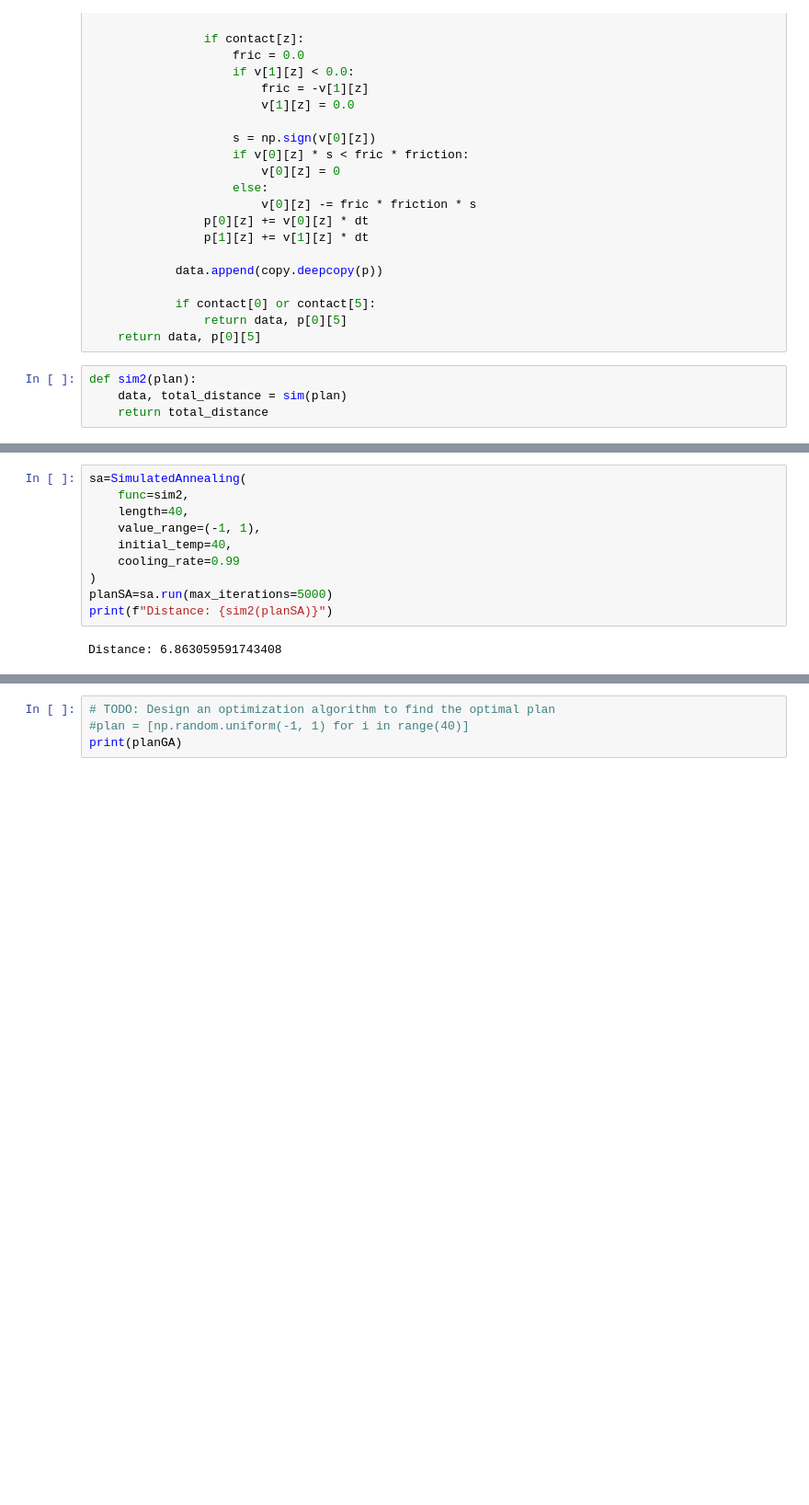
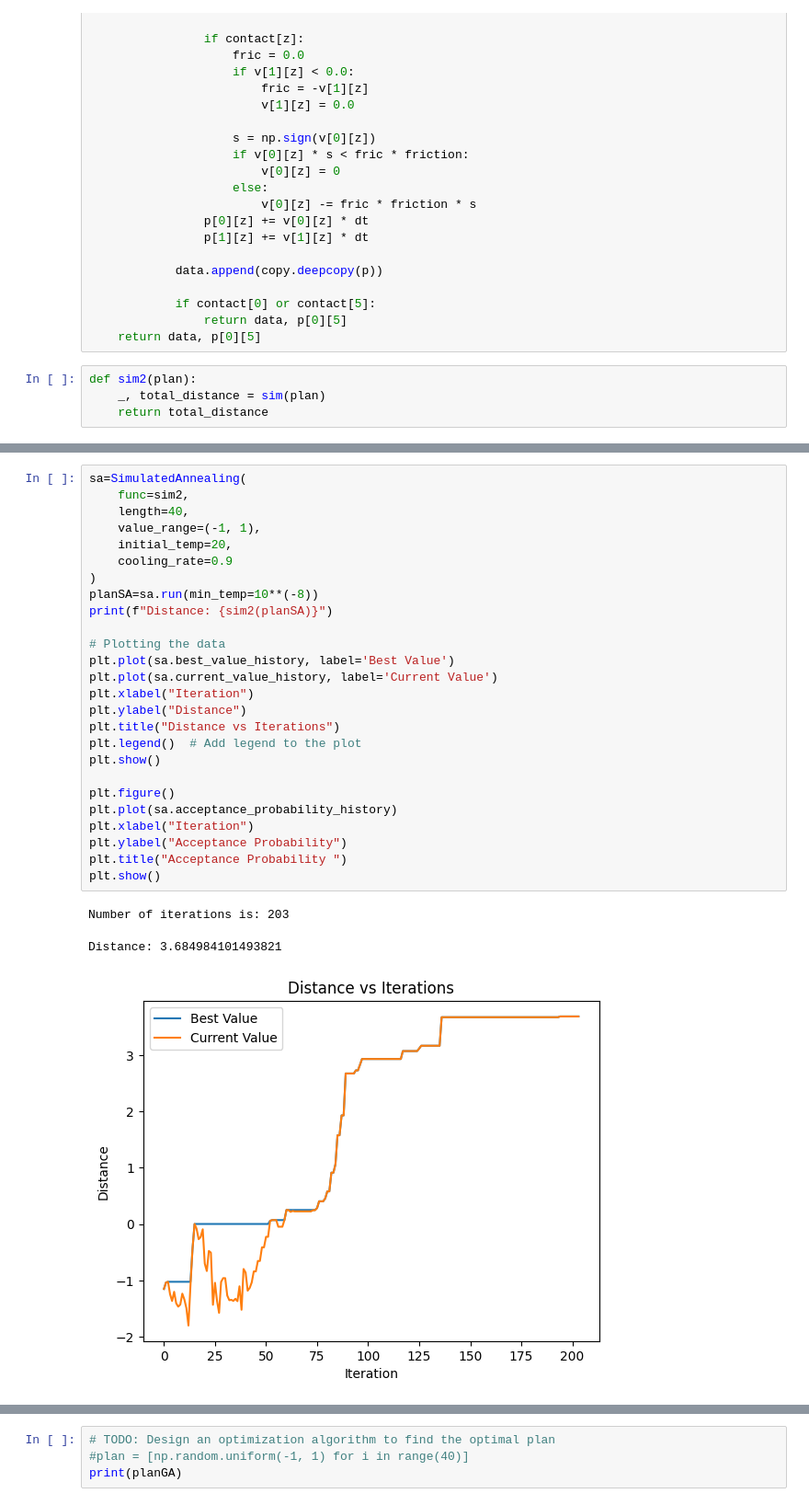
Before and after one commit to marhanse/SSY316-Advanced-probabilistic-machine-learning, a Jupyter notebook: Take-Home Exam/P4.ipynb, the cells around one changed output, grey strips where cells are left out. Shown at 92% size. Cells and saved outputs as stored; diff of their text form; blank space fills up the shorter version.

```diff
--- a/Take-Home Exam/P4.ipynb
+++ b/Take-Home Exam/P4.ipynb
@@ -236,7 +240,7 @@ def sim(plan):
     return data, p[0][5]
 # %%
 def sim2(plan):
-    data, total_distance = sim(plan)
+    _, total_distance = sim(plan)
     return total_distance
 # %%
 import numpy as np
@@ -278,15 +306,33 @@ class SimulatedAnnealing:
             temperature *= self.cooling_rate
 
         return best_solution
-# %%
-sa=SimulatedAnnealing(
-    func=sim2,
-    length=40,
-    value_range=(-1, 1),
-    initial_temp=40,
-    cooling_rate=0.99
-)
-planSA=sa.run(max_iterations=5000)
-print(f"Distance: {sim2(planSA)}")
-# %% [output]
-Distance: 6.863059591743408
+# %%
+sa=SimulatedAnnealing(
+    func=sim2,
+    length=40,
+    value_range=(-1, 1),
+    initial_temp=20,
+    cooling_rate=0.9
+)
+planSA=sa.run(min_temp=10**(-8))
+print(f"Distance: {sim2(planSA)}")
+
+# Plotting the data
+plt.plot(sa.best_value_history, label='Best Value')
+plt.plot(sa.current_value_history, label='Current Value')
+plt.xlabel("Iteration")
+plt.ylabel("Distance")
+plt.title("Distance vs Iterations")
+plt.legend()  # Add legend to the plot
+plt.show()
+
+plt.figure()
+plt.plot(sa.acceptance_probability_history)
+plt.xlabel("Iteration")
+plt.ylabel("Acceptance Probability")
+plt.title("Acceptance Probability ")
+plt.show()
+# %% [output]
+Number of iterations is: 203
+Distance: 3.684984101493821
+[figure, added]
```
Also changed, not shown: parts of 10 cells of this notebook, 1 other file.
